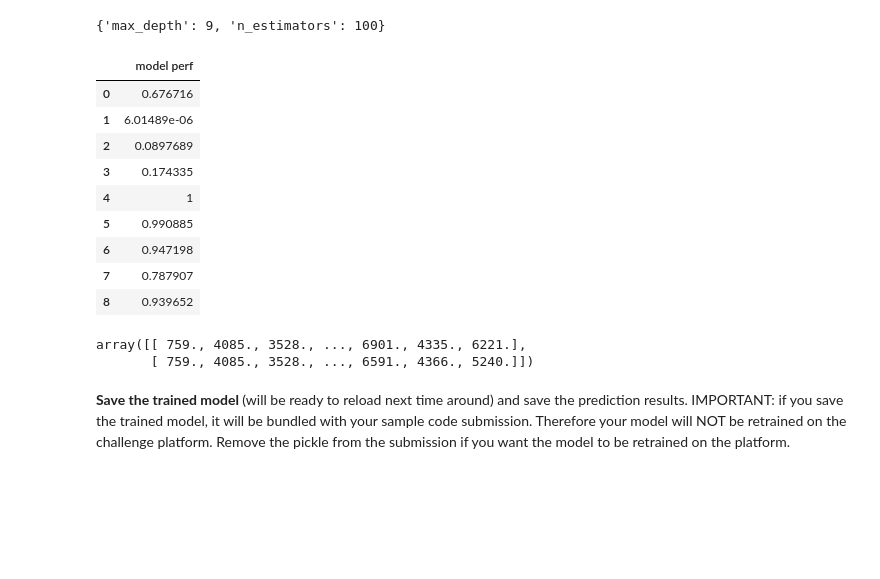
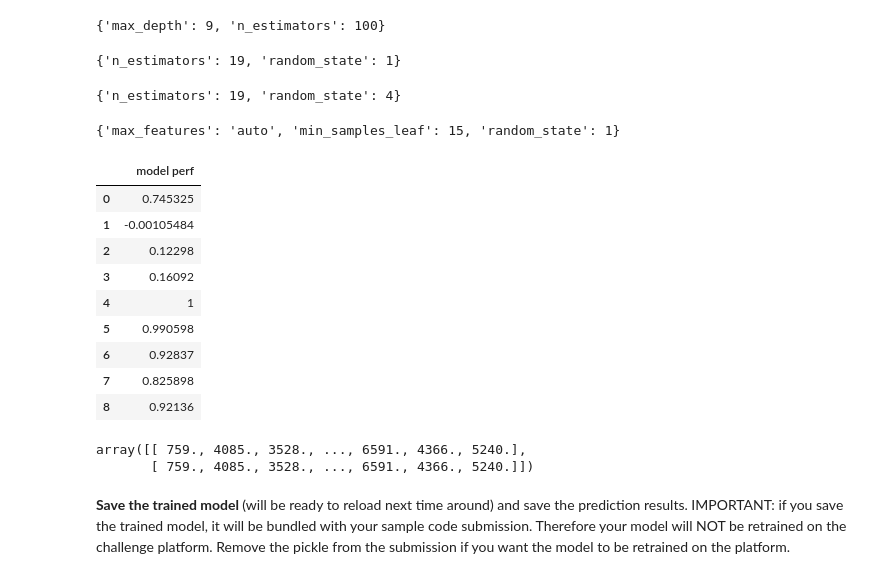
Before and after one commit to UrsulaAlcantara/Segway, a Jupyter notebook: starting_kit/README_model.ipynb, the cells around one changed output. Cells and saved outputs as stored; diff of their text form; code cells hidden in the pictures; blank space fills up the shorter version.

```diff
--- a/starting_kit/README_model.ipynb
+++ b/starting_kit/README_model.ipynb
@@ -305,9 +289,35 @@ search.fit(X_test_para,Y_test_para)
 print(search.best_params_)
 # %% [output]
 {'max_depth': 9, 'n_estimators': 100}
+# %%
+parameters = {'random_state':range(1,5),'n_estimators':range(10,20)}
+classifier = GradientBoostingRegressor()
+search = GridSearchCV(classifier, parameters)
+search.fit(X_test_para,Y_test_para)
+print(search.best_params_)
+# %% [output]
+{'n_estimators': 19, 'random_state': 1}
+# %%
+parameters = {'random_state':range(4,10),'n_estimators':range(10,20)}
+classifier = RandomForestRegressor()
+search = GridSearchCV(classifier, parameters)
+search.fit(X_test_para,Y_test_para)
+print(search.best_params_)
+# %% [output]
+{'n_estimators': 19, 'random_state': 4}
+# %%
+parameters = {'random_state':range(1,5),
+              'max_features':['auto', 'sqrt', 'log2',8],
+              'min_samples_leaf':range(1,20)}
+classifier = DecisionTreeRegressor()
+search = GridSearchCV(classifier, parameters)
+search.fit(X_test_para,Y_test_para)
+print(search.best_params_)
+# %% [output]
+{'max_features': 'auto', 'min_samples_leaf': 15, 'random_state': 1}
 # %%
-voter1 = GradientBoostingRegressor(random_state=1, n_estimators=10)
-voter2 = RandomForestRegressor(random_state=1, n_estimators=10)
+voter1 = GradientBoostingRegressor(random_state=1, n_estimators=19)
+voter2 = RandomForestRegressor(random_state=4, n_estimators=19)
 voter3 = LinearRegression()
 
 model_list = [
@@ -315,7 +325,7 @@ model_list = [
     svm.SVR(),
     GaussianProcessRegressor(kernel=DotProduct() + WhiteKernel(),random_state=0),
     ElasticNet(random_state=0),
-    DecisionTreeRegressor(),
+    DecisionTreeRegressor(random_state=2),
     RandomForestRegressor(n_estimators=100),
     GradientBoostingRegressor(random_state=1, n_estimators=100),
     VotingRegressor(estimators=[('gb', voter1), ('rf', voter2), ('lr', voter3)]),
@@ -323,34 +333,33 @@ model_list = [
     ]
 # %%
 # Here we put all the best params for all classifier and put in the data from pre-processing data
-nb_data = 1000 # Bad computer, takes too long to execute
+nb_data = 3000 # Insufficient computing power, takes too long to execute
 nb_model = len(model_list)
 Perf_tr = np.zeros([nb_model,1])
 for i in range(nb_model):
     model_list[i].fit(X_train[0:nb_data],Y_train[0:nb_data])
     Ytrain_predicted = model_list[i].predict(X_train[0:nb_data])
     Perf_tr[i] = sklearn_metric(Y_train[0:nb_data], Ytrain_predicted)
 pd.DataFrame(Perf_tr,columns=['model perf']).style.background_gradient(cmap='Blues')
 # %% [output]
 |  | model perf |
-| 0 | 0.676716 |
-| 1 | 6.01489e-06 |
-| 2 | 0.0897689 |
-| 3 | 0.174335 |
+| 0 | 0.745325 |
+| 1 | -0.00105484 |
+| 2 | 0.12298 |
+| 3 | 0.16092 |
 | 4 | 1 |
-| 5 | 0.990885 |
-| 6 | 0.947198 |
-| 7 | 0.787907 |
-| 8 | 0.939652 |
+| 5 | 0.990598 |
+| 6 | 0.92837 |
+| 7 | 0.825898 |
+| 8 | 0.92136 |
 # %%
-# Save and view the best result
-import joblib
+# View the best result
 best = model_list[Perf_tr.argmax()]
-joblib.dump(best,'res.pickle')
+best.fit(X_train,Y_train)
 Y_hat_train = best.predict(X_train)
 np.vstack((Y_hat_train,Y_train))
 # %% [output]
-array([[ 759., 4085., 3528., ..., 6901., 4335., 6221.],
+array([[ 759., 4085., 3528., ..., 6591., 4366., 5240.],
        [ 759., 4085., 3528., ..., 6591., 4366., 5240.]])
 # %% [markdown]
 <div>
```
Also changed, not shown: parts of 15 cells of this notebook, 2 other files.
